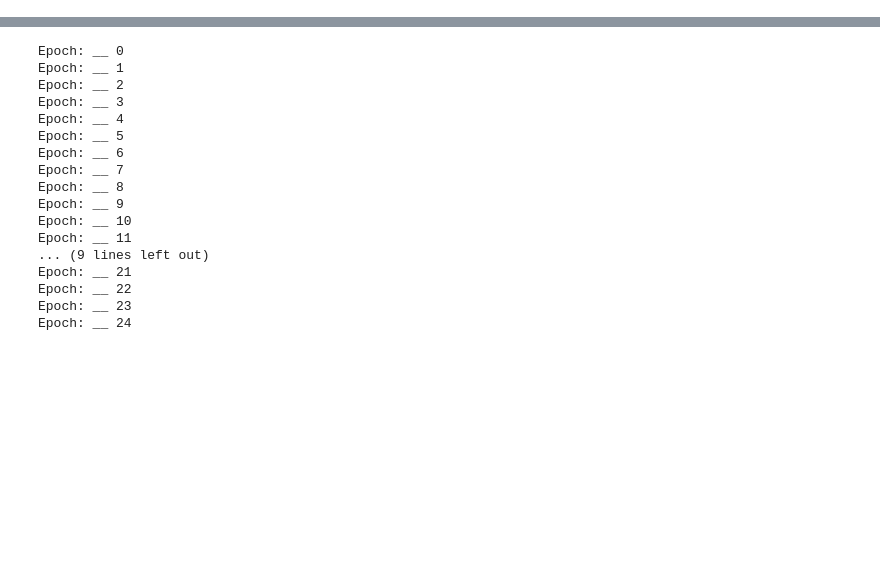
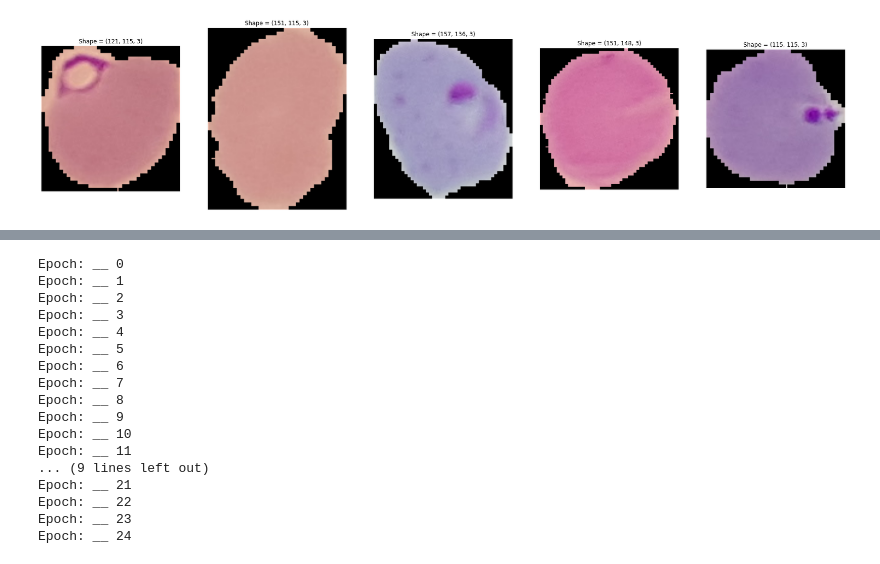
Before and after one commit to GratzR/IANNWTF_group1_hw_04, a Jupyter notebook: homework_04.ipynb, the cells around one changed output, grey strips where cells are left out. Drawn from its saved outputs; the diff is of its cells as text; code cells hidden in the pictures; blank space fills up the shorter version.

```diff
--- a/homework_04.ipynb
+++ b/homework_04.ipynb
@@ -5,4 +5,20 @@ import tensorflow as tf
 import matplotlib.pyplot as plt
 
 import tensorflow_datasets as tfds
+# %%
+# print x random images from the given dataset
+def print_x_images_from_ds(dataset, number_images):
+    fig, ax = plt.subplots(1,number_images, figsize=(30, 20))
+    for i, (image, label) in enumerate(dataset.take(number_images)):
+    ax[i].imshow(image)
+    ax[i].set_title(f'Shape = {image.shape}')
+    ax[i].axis('off')
+# %%
+# load first 80% as training and rest as testing data
+train_data, test_data= tfds.load('malaria', split=['train[:80%]', 'train[-20%:]'], shuffle_files=True, as_supervised=True)
+
+# take a first look at some images before preprocessing
+print_x_images_from_ds(train_data, 5)
+# %% [output]
+[figure, added]
 # %%
```
Also changed, not shown: parts of 2 cells of this notebook.
